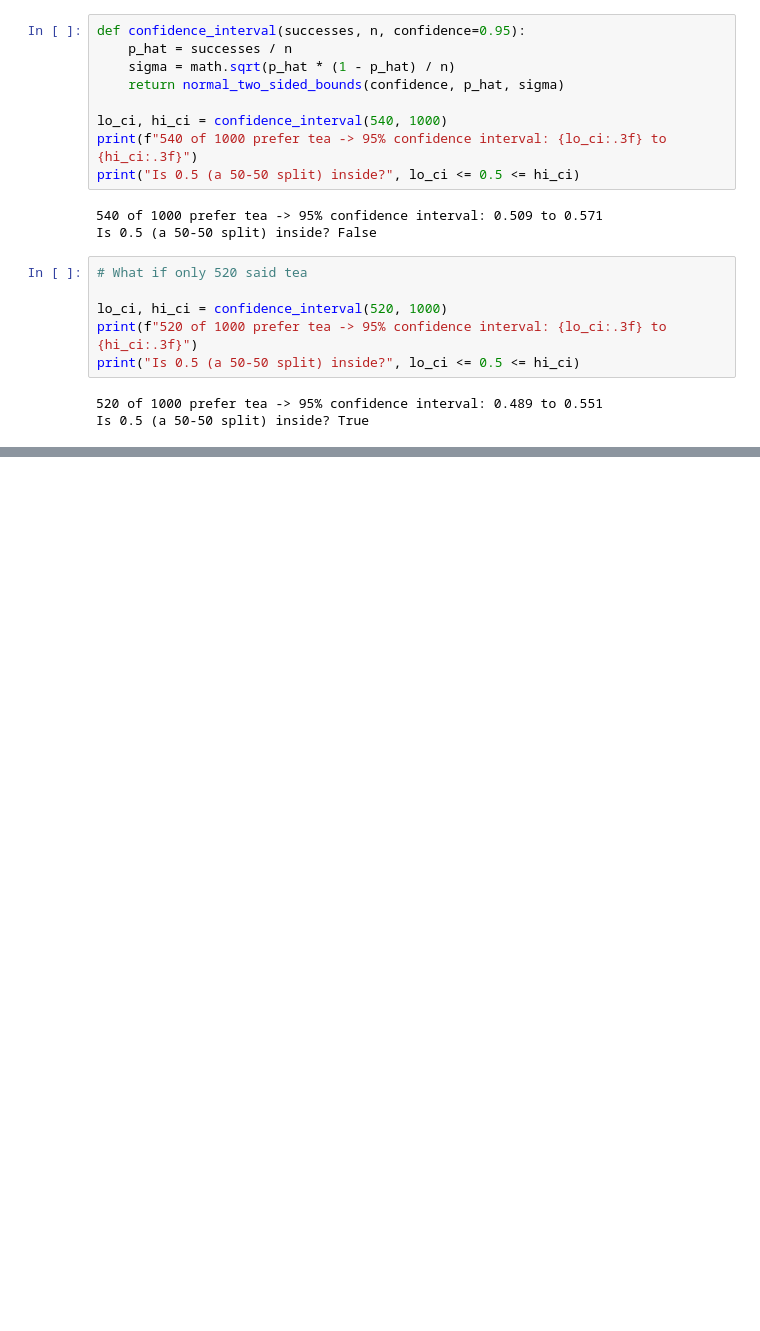
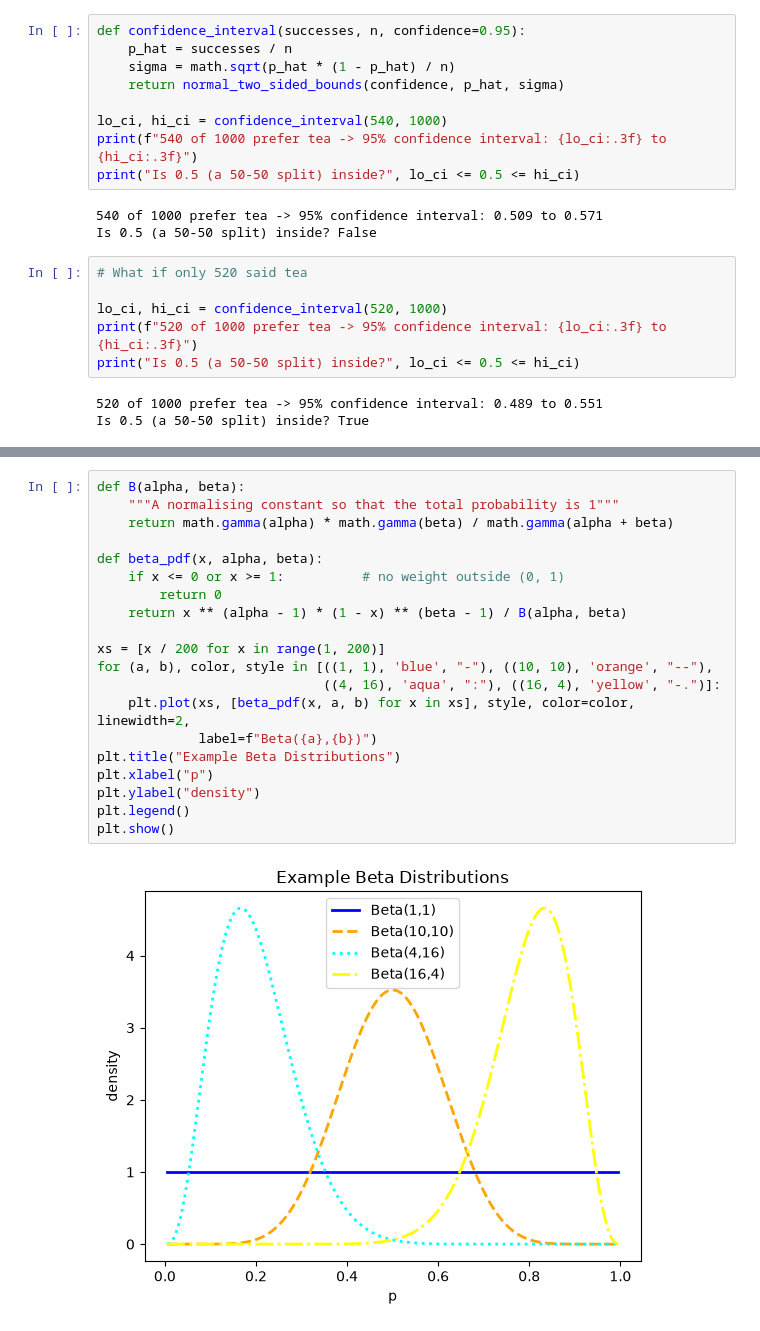
Before and after one commit to mat6099/ML_Debasis_Das, a Jupyter notebook: Hypothesis_Inference.ipynb, the cells around one changed output, grey strips where cells are left out. Cells and saved outputs as stored; diff of their text form; blank space fills up the shorter version.

```diff
--- a/Hypothesis_Inference.ipynb
+++ b/Hypothesis_Inference.ipynb
@@ -279,0 +359,22 @@ Is 0.5 (a 50-50 split) inside? True
+# %%
+def B(alpha, beta):
+    """A normalising constant so that the total probability is 1"""
+    return math.gamma(alpha) * math.gamma(beta) / math.gamma(alpha + beta)
+
+def beta_pdf(x, alpha, beta):
+    if x <= 0 or x >= 1:          # no weight outside (0, 1)
+        return 0
+    return x ** (alpha - 1) * (1 - x) ** (beta - 1) / B(alpha, beta)
+
+xs = [x / 200 for x in range(1, 200)]
+for (a, b), color, style in [((1, 1), 'blue', "-"), ((10, 10), 'orange', "--"),
+                             ((4, 16), 'aqua', ":"), ((16, 4), 'yellow', "-.")]:
+    plt.plot(xs, [beta_pdf(x, a, b) for x in xs], style, color=color, linewidth=2,
+             label=f"Beta({a},{b})")
+plt.title("Example Beta Distributions")
+plt.xlabel("p")
+plt.ylabel("density")
+plt.legend()
+plt.show()
+# %% [output]
+[figure, added]
```
Also changed, not shown: parts of 7 cells of this notebook.
